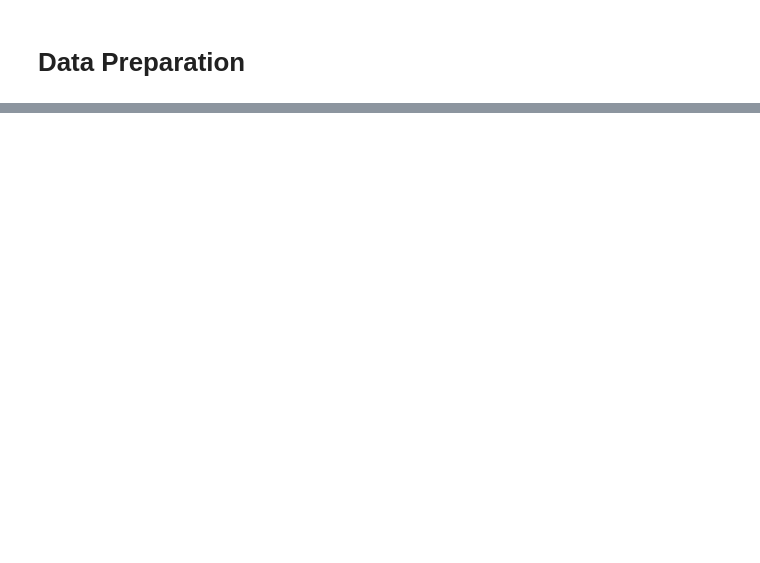
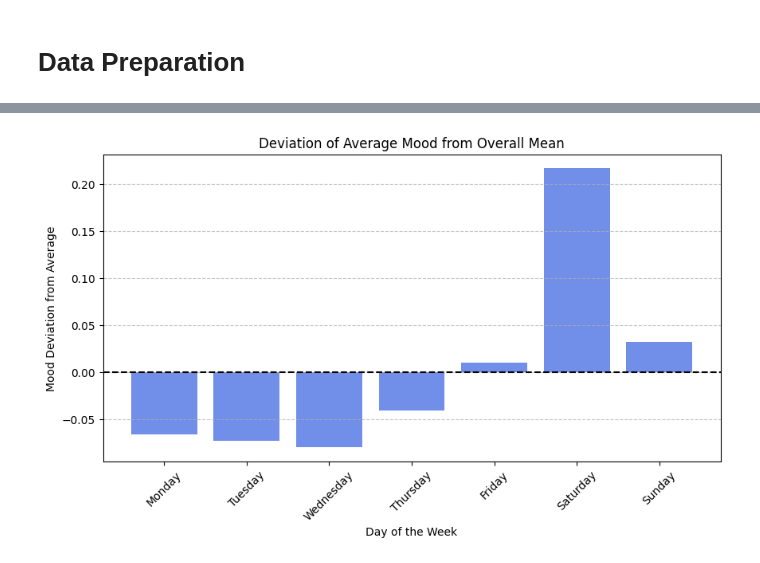
Before and after one commit to pepesmigaj2022/DataMoaningTechniques, a Jupyter notebook: data_prep.ipynb, the cells around one changed output, grey strips where cells are left out. Cells and saved outputs as stored; diff of their text form; code cells hidden in the pictures; blank space fills up the shorter version.

```diff
--- a/data_prep.ipynb
+++ b/data_prep.ipynb
@@ -73,0 +138,41 @@ df
+# %%
+import matplotlib.pyplot as plt
+
+# Filter only 'mood' records
+mood_df = df[df["record_type"] == "mood"]
+
+# Compute average mood per day_of_the_week
+avg_mood = mood_df.groupby("day_of_the_week")["value"].mean()
+
+# Compute the overall average mood
+overall_avg_mood = avg_mood.mean()
+
+# Subtract the overall average to show deviations
+avg_mood_diff = avg_mood - overall_avg_mood
+
+# Sort by actual weekday order
+weekday_order = ["Monday", "Tuesday", "Wednesday", "Thursday", "Friday", "Saturday", "Sunday"]
+avg_mood_diff = avg_mood_diff.reindex(weekday_order)
+
+# Plot using matplotlib
+plt.figure(figsize=(10, 5))
+plt.bar(avg_mood_diff.index, avg_mood_diff.values, color="royalblue", alpha=0.75)
+
+# Add a horizontal line at 0 for reference
+plt.axhline(0, color="black", linewidth=1.5, linestyle="--")
+
+# Labels and title
+plt.xlabel("Day of the Week")
+plt.ylabel("Mood Deviation from Average")
+plt.title("Deviation of Average Mood from Overall Mean")
+
+# Rotate x-axis labels for better readability
+plt.xticks(rotation=45)
+
+# Add grid lines
+plt.grid(axis="y", linestyle="--", alpha=0.7)
+
+# Show the plot
+plt.show()
+# %% [output]
+[figure, added]
```
Also changed, not shown: parts of 5 cells of this notebook, 1 other file.
